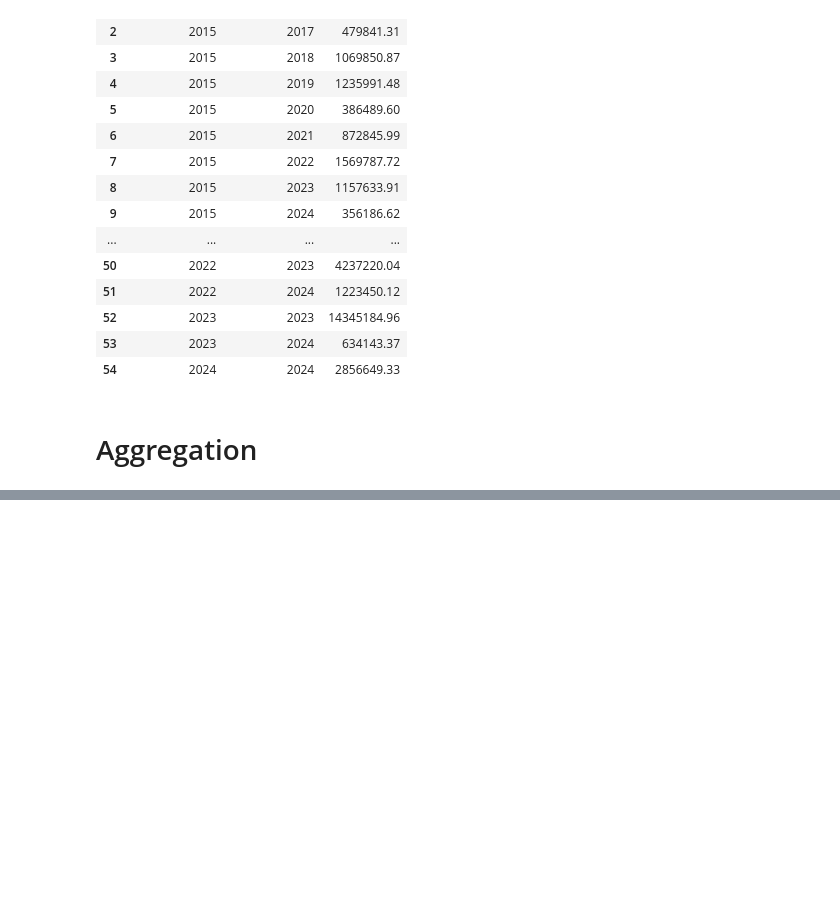
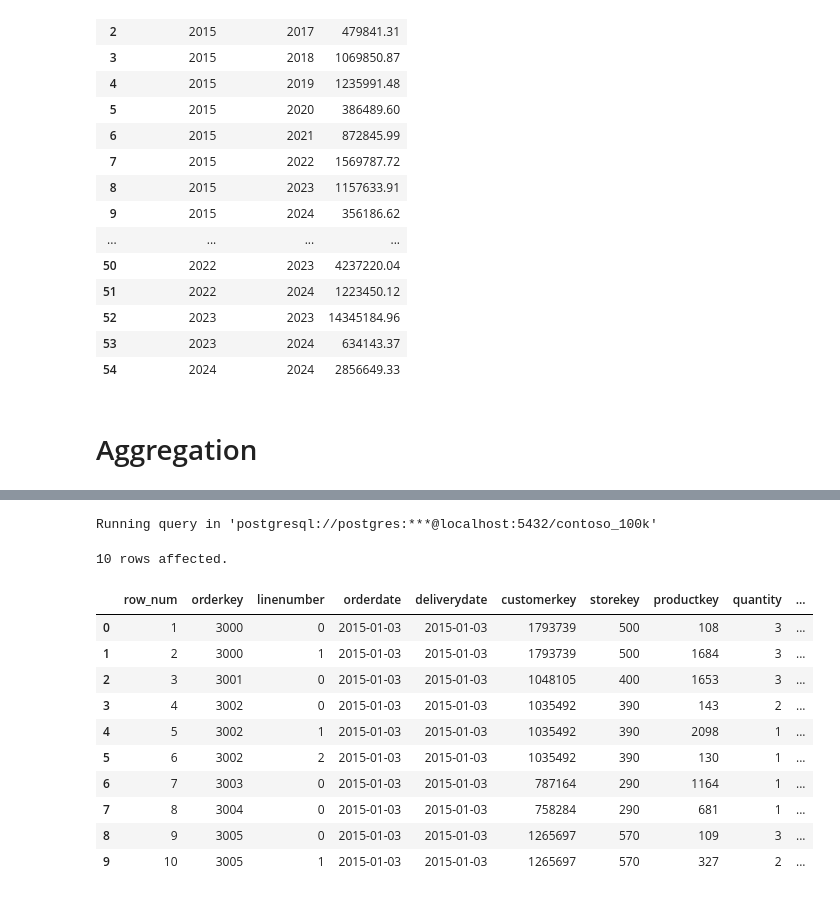
Before and after one commit to Matt1220/SQL_VScode_Project, a Jupyter notebook: Resources/Blank_SQL_Notebook.ipynb, the cells around one changed output, grey strips where cells are left out. Cells and saved outputs as stored; diff of their text form; code cells hidden in the pictures; blank space fills up the shorter version.

```diff
--- a/Resources/Blank_SQL_Notebook.ipynb
+++ b/Resources/Blank_SQL_Notebook.ipynb
@@ -787,0 +925,30 @@ Running query in 'postgresql://postgres:***@localhost:5432/contoso_100k'
+# %%
+%%sql
+
+SELECT
+ROW_NUMBER() OVER(
+  PARTITION BY orderdate
+  ORDER BY orderdate, orderkey, linenumber
+) AS Row_Num,
+
+*
+FROM Sales
+
+WHERE
+  orderdate > '2015-01-02'
+
+LIMIT 10
+# %% [output]
+Running query in 'postgresql://postgres:***@localhost:5432/contoso_100k'
+10 rows affected.
+|  | row_num | orderkey | linenumber | orderdate | deliverydate | customerkey | storekey | productkey | quantity | ... |
+| 0 | 1 | 3000 | 0 | 2015-01-03 | 2015-01-03 | 1793739 | 500 | 108 | 3 | ... |
+| 1 | 2 | 3000 | 1 | 2015-01-03 | 2015-01-03 | 1793739 | 500 | 1684 | 3 | ... |
+| 2 | 3 | 3001 | 0 | 2015-01-03 | 2015-01-03 | 1048105 | 400 | 1653 | 3 | ... |
+| 3 | 4 | 3002 | 0 | 2015-01-03 | 2015-01-03 | 1035492 | 390 | 143 | 2 | ... |
+| 4 | 5 | 3002 | 1 | 2015-01-03 | 2015-01-03 | 1035492 | 390 | 2098 | 1 | ... |
+| 5 | 6 | 3002 | 2 | 2015-01-03 | 2015-01-03 | 1035492 | 390 | 130 | 1 | ... |
+| 6 | 7 | 3003 | 0 | 2015-01-03 | 2015-01-03 | 787164 | 290 | 1164 | 1 | ... |
+| 7 | 8 | 3004 | 0 | 2015-01-03 | 2015-01-03 | 758284 | 290 | 681 | 1 | ... |
+| 8 | 9 | 3005 | 0 | 2015-01-03 | 2015-01-03 | 1265697 | 570 | 109 | 3 | ... |
+| 9 | 10 | 3005 | 1 | 2015-01-03 | 2015-01-03 | 1265697 | 570 | 327 | 2 | ... |
```
Also changed, not shown: parts of 6 cells of this notebook.
